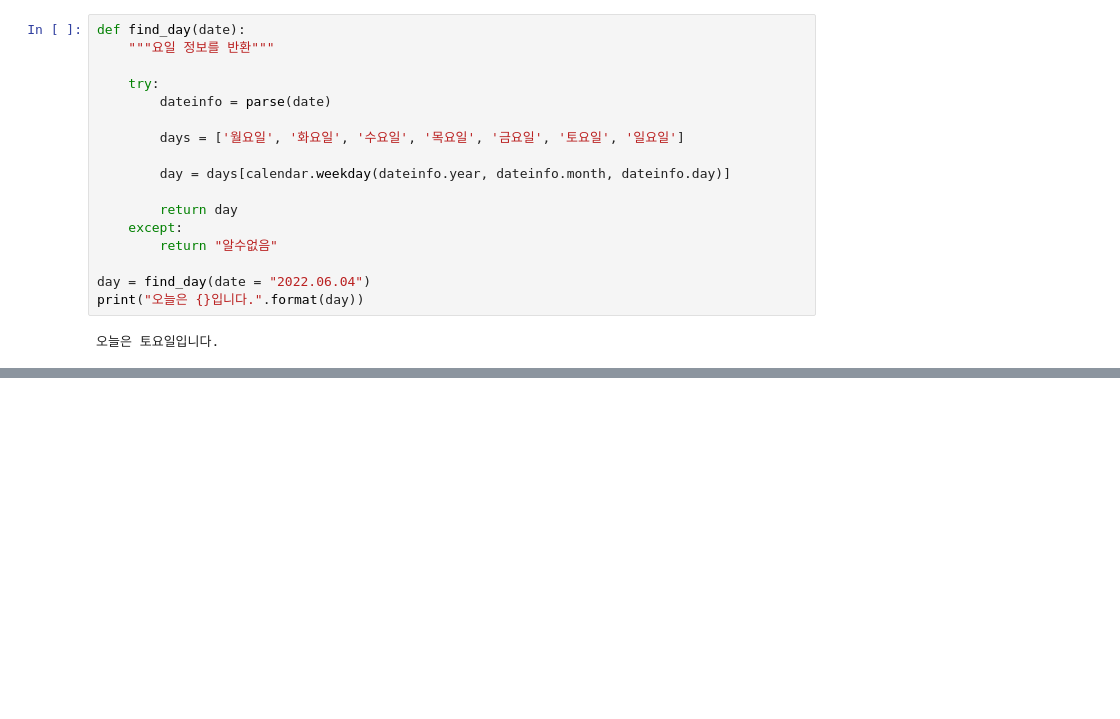
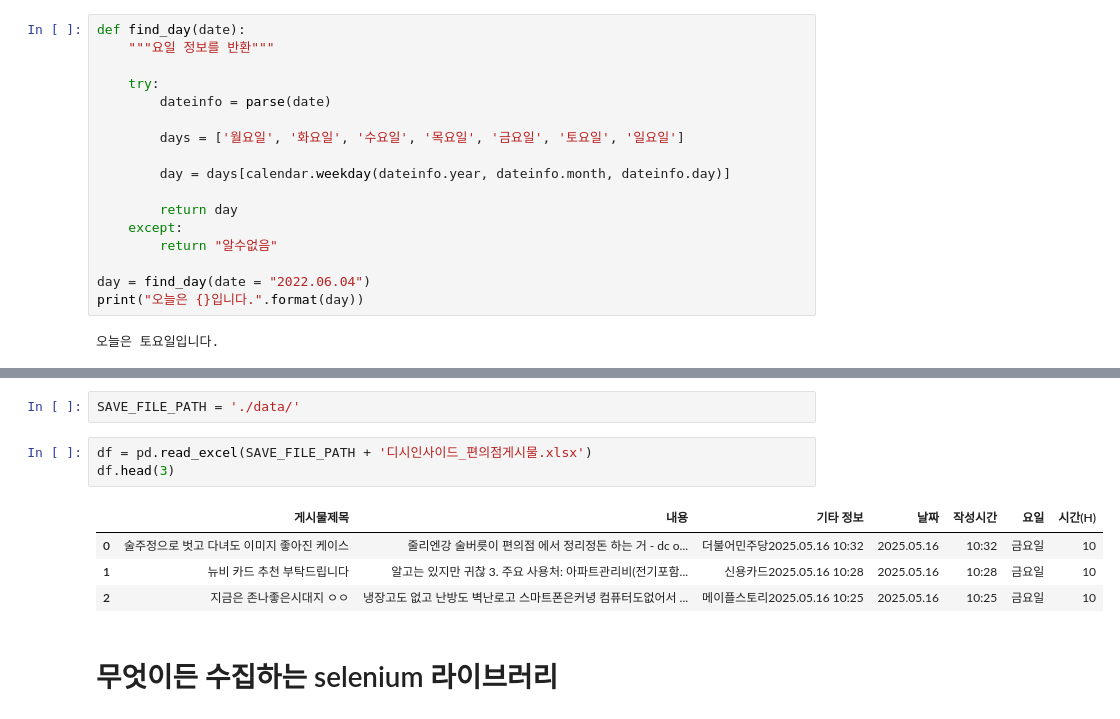
Before and after one commit to semin-pk/DataAnalysisPython, a Jupyter notebook: 2장/chapter02.ipynb, the cells around one changed output, grey strips where cells are left out. Saved outputs shown, nothing was run; the diff lists cells and outputs as text; blank space fills up the shorter version.

```diff
--- a/2장/chapter02.ipynb
+++ b/2장/chapter02.ipynb
@@ -405,0 +430,12 @@ Name: count, dtype: int64
+# %%
+SAVE_FILE_PATH = './data/'
+# %%
+df = pd.read_excel(SAVE_FILE_PATH + '디시인사이드_편의점게시물.xlsx')
+df.head(3)
+# %% [output]
+|  | 게시물제목 | 내용 | 기타 정보 | 날짜 | 작성시간 | 요일 | 시간(H) |
+| 0 | 술주정으로 벗고 다녀도 이미지 좋아진 케이스 | 줄리엔강 술버릇이 편의점 에서 정리정돈 하는 거 - dc o... | 더불어민주당2025.05.16 10:32 | 2025.05.16 | 10:32 | 금요일 | 10 |
+| 1 | 뉴비 카드 추천 부탁드립니다 | 알고는 있지만 귀찮 3. 주요 사용처: 아파트관리비(전기포함... | 신용카드2025.05.16 10:28 | 2025.05.16 | 10:28 | 금요일 | 10 |
+| 2 | 지금은 존나좋은시대지 ㅇㅇ | 냉장고도 없고 난방도 벽난로고 스마트폰은커녕 컴퓨터도없어서 ... | 메이플스토리2025.05.16 10:25 | 2025.05.16 | 10:25 | 금요일 | 10 |
+# %% [markdown]
+# 무엇이든 수집하는 selenium 라이브러리
```
Also changed, not shown: parts of 39 cells of this notebook, 1 other file.
